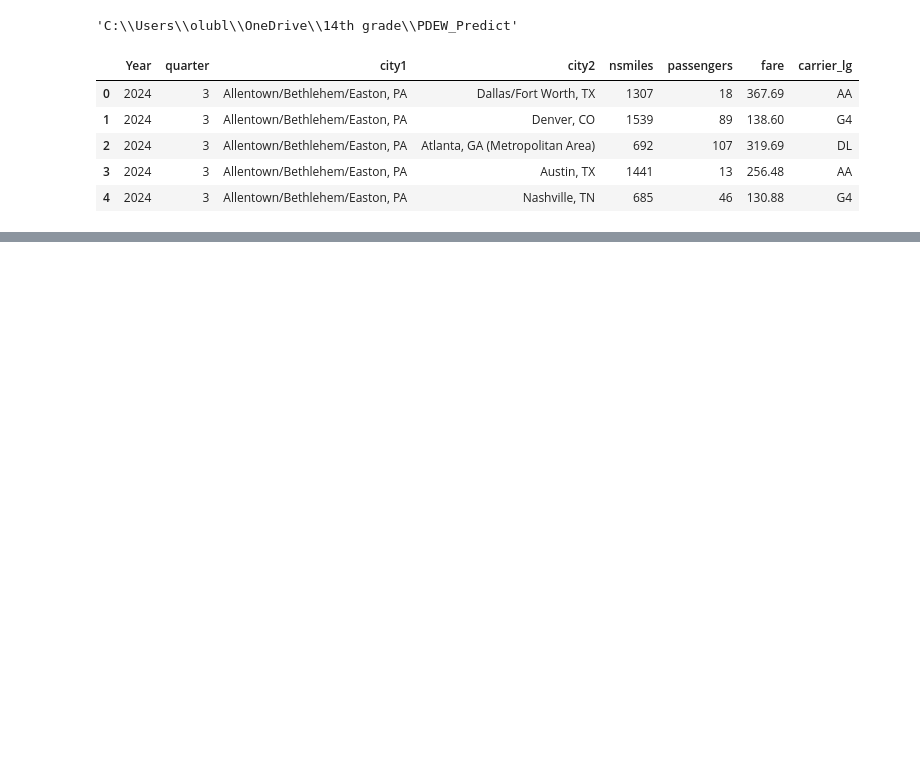
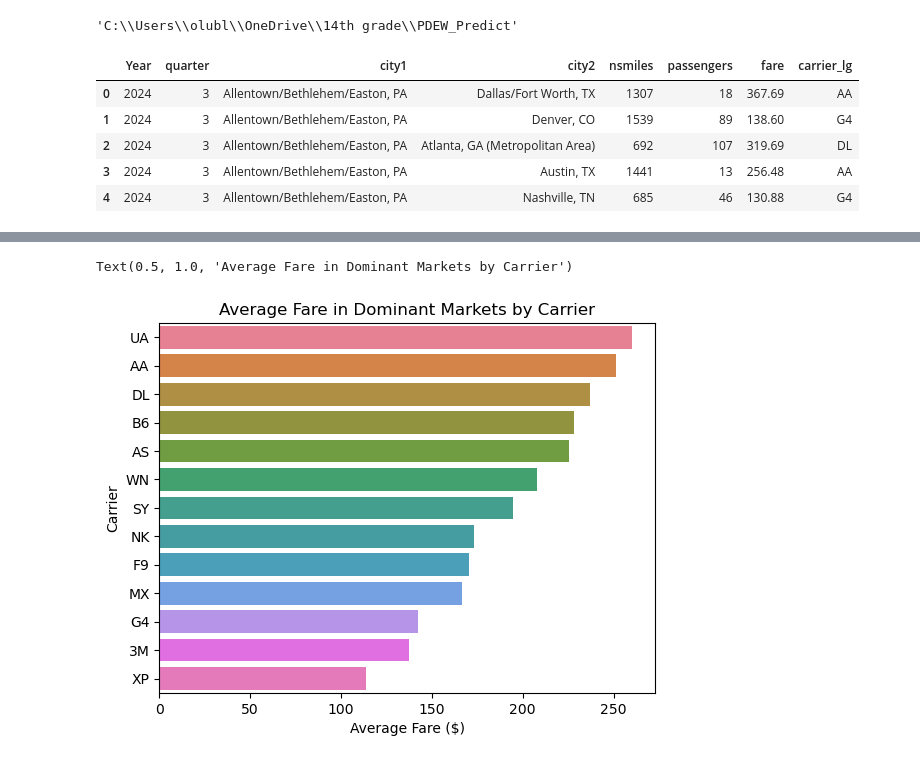
Before and after one commit to olublin/PDEW_Predict, a Jupyter notebook: PDEW_eda.ipynb, the cells around one changed output, grey strips where cells are left out. Saved outputs shown, nothing was run; the diff lists cells and outputs as text; code cells hidden in the pictures; blank space fills up the shorter version.

```diff
--- a/PDEW_eda.ipynb
+++ b/PDEW_eda.ipynb
@@ -19,0 +121,12 @@ all_pdew = all_pdew[['Year','quarter','city1','city2','nsmiles','passengers','fa
+# %%
+#this better lets us visualize clear differences by carrier, with G4 and NK comprising most of the lowest avg fare (~$100) routes.
+#now we plot the weighted average fare on routes where each carrier is the largest.
+
+avg_fare_by_carrier = pd.DataFrame(all_pdew.groupby('carrier_lg',as_index=False).apply(
+    lambda x: np.average(x['fare'], weights=x['passengers']),
+    include_groups=False)
+                                  )
+
+avg_fare_by_carrier.columns = ['carrier_lg', 'avg_fare']
+avg_fare_by_carrier = avg_fare_by_carrier.sort_values(by='avg_fare',ascending=False)
+avg_fare_by_carrier
@@ -19,0 +148,10 @@ all_pdew = all_pdew[['Year','quarter','city1','city2','nsmiles','passengers','fa
+# %%
+#now we plot this data
+fig,ax=plt.subplots()
+sns.barplot(data=avg_fare_by_carrier,x='avg_fare',y='carrier_lg',hue='carrier_lg')
+plt.ylabel('Carrier')
+plt.xlabel('Average Fare ($)')
+plt.title('Average Fare in Dominant Markets by Carrier')
+# %% [output]
+Text(0.5, 1.0, 'Average Fare in Dominant Markets by Carrier')
+[figure, added]
```
Also changed, not shown: parts of 11 cells of this notebook.
